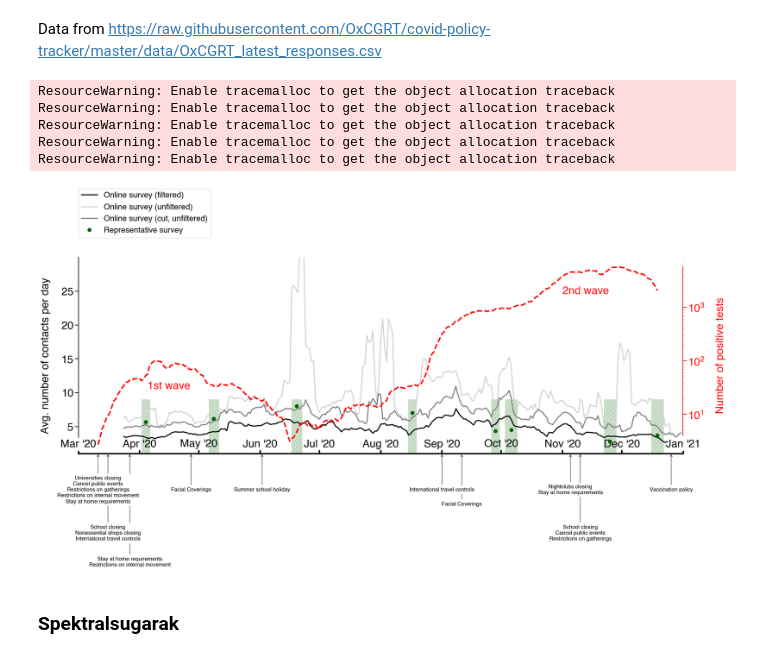
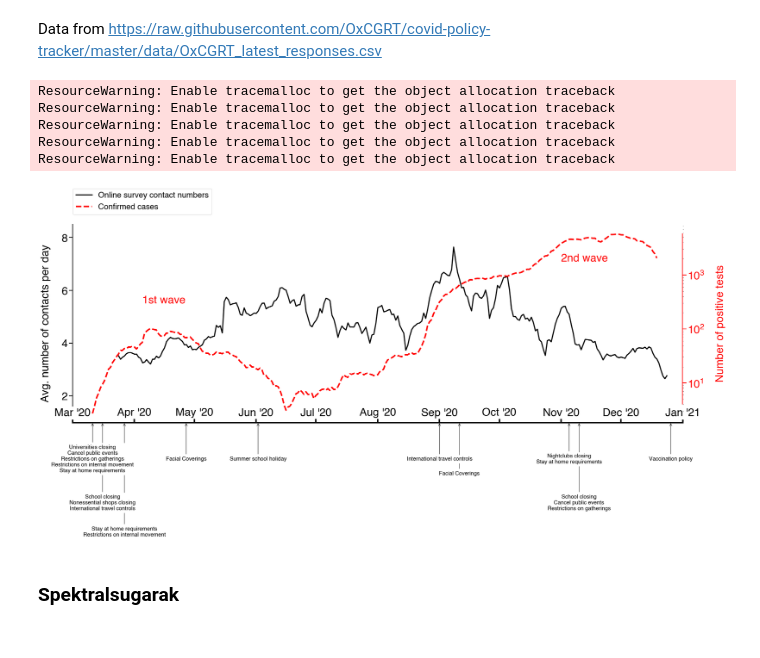
Before and after one commit to zsvizi/r-eff-social-contact-surveys-covid-19-hungary, a Jupyter notebook: manuscript_figures.ipynb, the cells around one changed output. Drawn from its saved outputs; the diff is of its cells as text; code cells hidden in the pictures.

Commit message:
New figures.

```diff
--- a/manuscript_figures.ipynb
+++ b/manuscript_figures.ipynb
@@ -111,9 +112,9 @@ fig, ax1 = plt.subplots(1,1,figsize=(30,10))
 ax2 = ax1.twinx()
 
 # black axis limits and axis lines
-ax1.set_ylim(1,30)
 ax1.set_xlim(datetime(2020,3,1),datetime(2021,1,1))
-ax1.set_yticks(range(5,30,5))
+ax1.set_yticks(range(2,9,2))
+ax1.set_ylim(1,8.5)
 ax1.spines["bottom"].set_linewidth(4)
 ax1.spines["top"].set_linewidth(0)
 ax1.spines["left"].set_linewidth(2)
@@ -126,9 +127,9 @@ ax2.spines["left"].set_linewidth(0)
 
 ax1.plot([datetime.fromtimestamp(t) for t in df[mask].start_ts],
          df[mask].avg_actual_outside_proxy + df[mask].avg_family,
-         'k-', lw=3,label="Online survey (filtered)")
-ax1.plot(df2[mask2].datetime, df2[mask2].contact,'-',lw=3,color="lightgrey",label="Online survey (unfiltered)")
-ax1.plot(df3[mask3].datetime, df3[mask3].contact,'-',lw=3,color="grey",label="Online survey (cut, unfiltered)")
+         'k-', lw=3,label="Online survey contact numbers")
+# ax1.plot(df2[mask2].datetime, df2[mask2].contact,'-',lw=3,color="lightgrey",label="Online survey (unfiltered)")
+# ax1.plot(df3[mask3].datetime, df3[mask3].contact,'-',lw=3,color="grey",label="Online survey (cut, unfiltered)")
 ax1.set_ylabel("Avg. number of contacts per day",labelpad=30)
 
 # incidence data
@@ -139,12 +140,12 @@ mask = ([t<datetime(2020,12,20) for t in sim_1.data.reference_r_eff_data.datetim
 # casenum
 N = 3 # smoothing the curve
 ax2.plot(sim_1.data.reference_r_eff_data[mask]["datetime"],np.convolve(sim_1.data.reference_r_eff_data[mask]["casenum"], np.ones(2 * N + 1) / (2 * N + 1), mode='same'),
-         'r--', lw=4, label="Official data")
+         'r--', lw=4, label="Confirmed cases")
 ax2.set_ylabel("Number of positive tests",color="r",labelpad=30)
 ax2.semilogy()
 
 # adding annotations to the case numbers
-ax2.annotate("1st wave", xy=(datetime(2020,4,5),30), xycoords="data",color="red")
+ax2.annotate("1st wave", xy=(datetime(2020,4,5),300), xycoords="data",color="red")
 ax2.annotate("2nd wave", xy=(datetime(2020,11,1),1800), xycoords="data",color="red")
 
 # define the date format on the x axis, reformatting xticks
@@ -161,46 +162,51 @@ ax1.tick_params(axis="y",length=10,width=2)
 
 
 # representative contact numbers
-hit=0
-for r in repi[1:].iterrows():
-    ax1.fill_betweenx([0,9],[r[1]["start"],r[1]["start"]],[r[1]["end"],r[1]["end"]],color="darkgreen",alpha=0.2,hatch="//")
-    m = datetime.fromtimestamp((r[1]["start"].to_pydatetime().timestamp() + r[1]["end"].to_pydatetime().timestamp())/2)
-    if hit==0:
-        ax1.plot(m,r[1]["cnum"],'o',color="darkgreen",markersize=10,label="Representative survey")
-        hit=1
-    else:
-        ax1.plot(m,r[1]["cnum"],'o',color="darkgreen",markersize=10)
+# hit=0
+# for r in repi[1:].iterrows():
+#     ax1.fill_betweenx([0,9],[r[1]["start"],r[1]["start"]],[r[1]["end"],r[1]["end"]],color="darkgreen",alpha=0.2,hatch="//")
+#     m = datetime.fromtimestamp((r[1]["start"].to_pydatetime().timestamp() + r[1]["end"].to_pydatetime().timestamp())/2)
+#     if hit==0:
+#         ax1.plot(m,r[1]["cnum"],'o',color="darkgreen",markersize=10,label="Representative survey")
+#         hit=1
+#     else:
+#         ax1.plot(m,r[1]["cnum"],'o',color="darkgreen",markersize=10)
 
-# legend
-ax1.legend(loc=(0,1.1),fontsize=22)
 
 # different NPI measures
 for r in subset_measures[::-1].iterrows():
     ax1.annotate(
         "\n".join([e.split(":")[1][1:] for e in r[1]["PolicyType"]]),
         (datetime.strptime(str(r[1].name),"%Y%m%d"),1),
         (0,-100-r[1].offset*40+r[1]["arbitrary_offset"]),
         xycoords="data",
         textcoords="offset points",
         fontsize=15,
         arrowprops = dict(arrowstyle="->"),
         ha="center",
         va="center",
         bbox=dict(fc=(1.0, 1, 1),ec=(1,1,1,1))
     )
 
 # redrawing the right axis to overcome zorder issue
 ax2.spines["right"].set_visible(False)
 ax2.vlines(datetime(2021,1,1),4,5900,color='red',lw=4)
 
+
+# legend
+h1,l1 = ax1.get_legend_handles_labels()
+h2,l2 = ax2.get_legend_handles_labels()
+
+ax1.legend(h1+h2,l1+l2,loc=(0,1.05),fontsize=22)
+
 plt.savefig("./plots/fig1b_v2.png", dpi=300, bbox_inches="tight")
 # %% [output]
 ResourceWarning: Enable tracemalloc to get the object allocation traceback
 ResourceWarning: Enable tracemalloc to get the object allocation traceback
 ResourceWarning: Enable tracemalloc to get the object allocation traceback
 ResourceWarning: Enable tracemalloc to get the object allocation traceback
 ResourceWarning: Enable tracemalloc to get the object allocation traceback
-[figure, old version]
+[figure, new version]
 # %% [markdown]
 ### Spektralsugarak
 # %%
```
Also changed, not shown: parts of 18 cells of this notebook.
